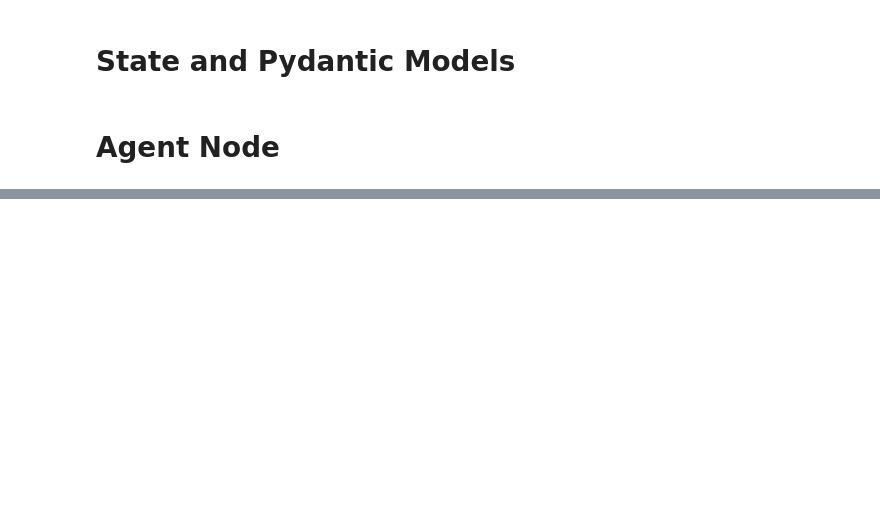
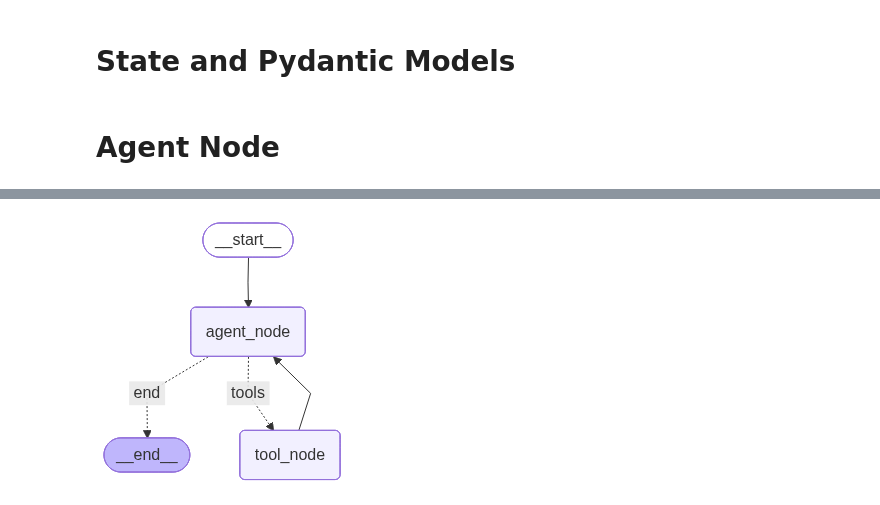
Before and after one commit to anthonyckleung/agentic-travel-assistant, a Jupyter notebook: notebook/7-single-turn-agent.ipynb, the cells around one changed output, grey strips where cells are left out. Saved outputs shown, nothing was run; the diff lists cells and outputs as text; code cells hidden in the pictures; blank space fills up the shorter version.

Commit message:
agent graph tested

```diff
--- a/notebook/7-single-turn-agent.ipynb
+++ b/notebook/7-single-turn-agent.ipynb
@@ -58,3 +58,5 @@ class RAGGenerationResponse(BaseModel):
     answer: str
 # %% [markdown]
 # Helper
+# %%
+list_1 = [(1544, 'Frist Art Museum', 'Art museum', 'Nashville', 0.35652748605444995), (1554, 'National Museum of African American Music', 'Museum', 'Nashville', 0.3724281600841328), (1545, 'Tennessee State Museum', 'Museum', 'Nashville', 0.3831187854338405), (1539, 'The Parthenon', 'Art museum', 'Nashville', 0.3868710994720459), (1546, 'Madame Tussauds Nashville', 'Wax museum', 'Nashville', 0.39156166365375034)]
@@ -165,7 +440,7 @@ def retrieve_context(query: str, top_k: int=5):
 # %%
 user_question = "Are there any art museums in Nashville?"
 
-response = retrieve_context(user_question)
+response = get_formatted_context(user_question)
 # %%
 print(response)
 # %% [output]
@@ -304,0 +581,13 @@ Respond only in JSON format with the fields:
+# %%
+
+def tool_router(state: State) -> str:
+    """Decide whether to continue or end"""
+
+    if state.final_answer:
+        return "end"
+    elif state.iteration > 2:
+        return "end"
+    elif len(state.tool_calls) > 0:
+        return "tools"
+    else:
+        return "end"
@@ -304,0 +596,25 @@ Respond only in JSON format with the fields:
+# %%
+workflow = StateGraph(State)
+
+tools = [get_formatted_context]
+tool_node = ToolNode(tools)
+
+tool_descriptions = get_tool_descriptions_from_node(tool_node)
+
+workflow.add_node("agent_node", agent_node)
+workflow.add_node("tool_node", tool_node)
+
+workflow.add_edge(START, "agent_node")
+
+workflow.add_conditional_edges(
+    "agent_node",
+    tool_router,
+    {
+        "tools": "tool_node",
+        "end": END
+    }
+)
+
+workflow.add_edge("tool_node", "agent_node")
+
+graph = workflow.compile()
@@ -304,0 +635,4 @@ Respond only in JSON format with the fields:
+# %%
+display(Image(graph.get_graph().draw_mermaid_png()))
+# %% [output]
+[figure, added]
```
Also changed, not shown: parts of 14 cells of this notebook.
